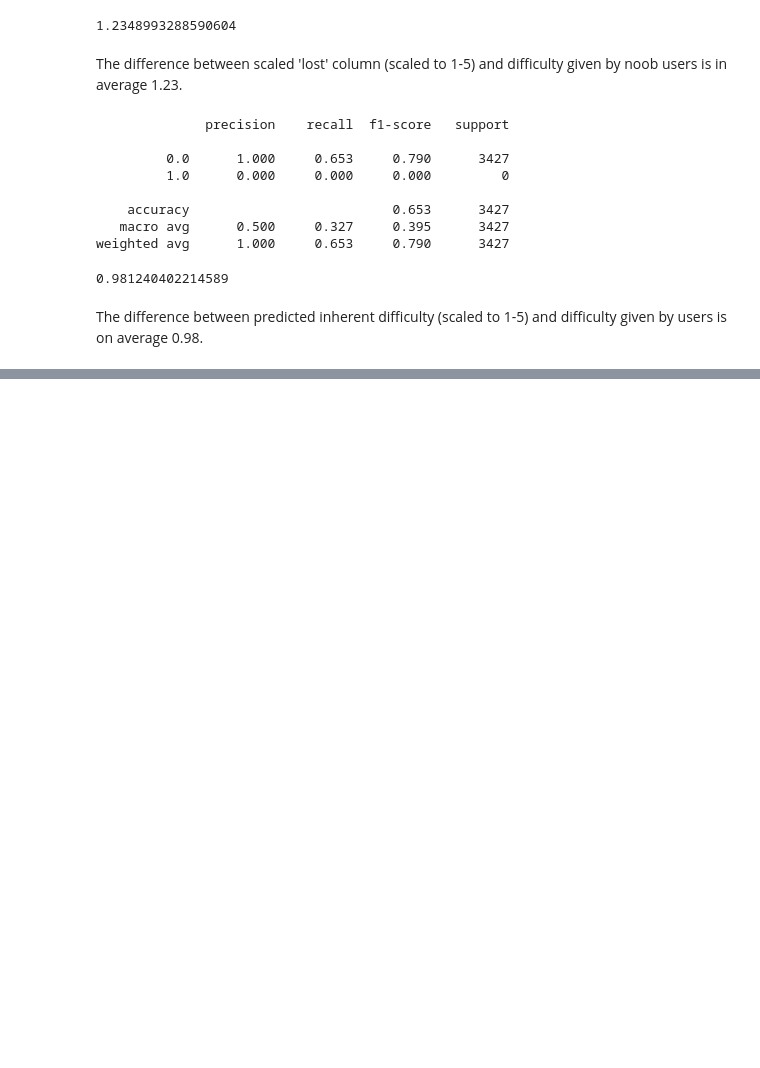
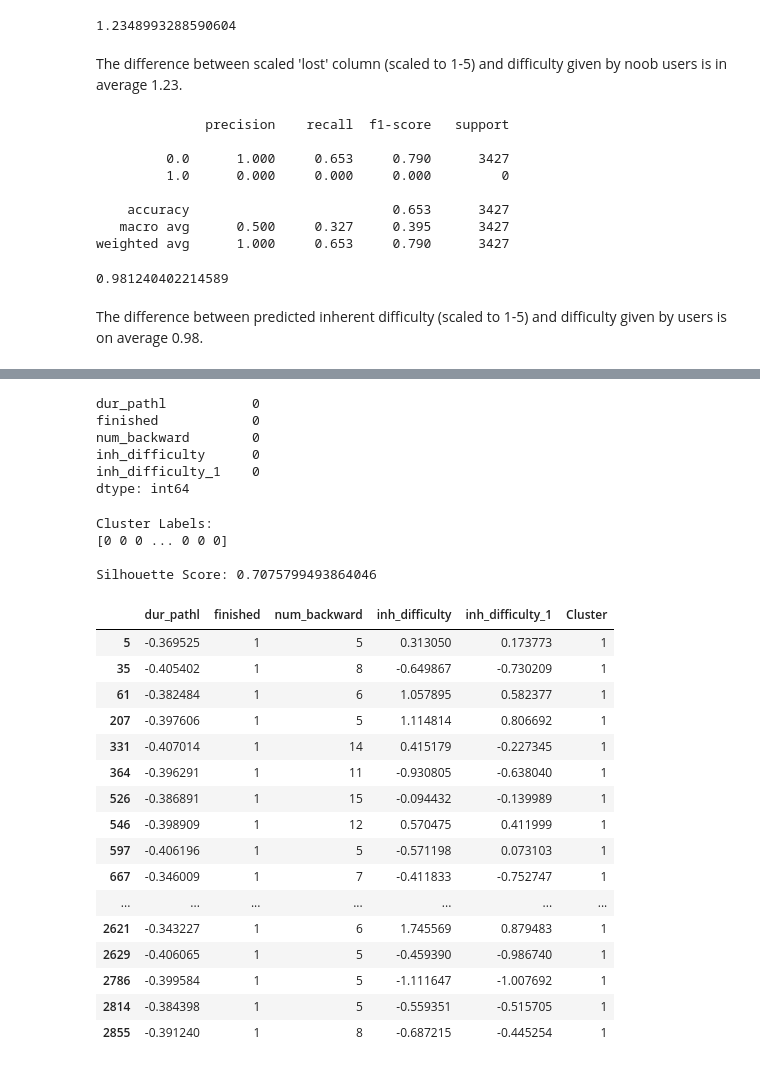
Before and after one commit to epfl-ada/ada-2024-project-outliars, a Jupyter notebook: results.ipynb, the cells around one changed output, grey strips where cells are left out. Saved outputs shown, nothing was run; the diff lists cells and outputs as text; code cells hidden in the pictures; blank space fills up the shorter version.

```diff
--- a/results.ipynb
+++ b/results.ipynb
@@ -3003,0 +3202,14 @@ The difference between predicted inherent difficulty (scaled to 1-5) and difficu
+# %%
+def calculate_inh_diff_1(row, idx, y):
+    if row['path_length'] == 1:
+        if row['path'][0] == row['target_article']:
+            return 0
+        else:
+            return 1
+    else:
+        #print(idx)
+        return y[idx]
+
+
+cluster_games['inh_difficulty_1'] = cluster_games.apply(lambda a: calculate_inh_diff_1(a, a.name, y), axis = 1)
+cluster_games.head()
@@ -3003,0 +3223,5 @@ The difference between predicted inherent difficulty (scaled to 1-5) and difficu
+# %%
+cluster_games['dur_pathl'] = cluster_games['duration'] / cluster_games['path_length']
+cluster_games_players = cluster_games.copy()['newhashIP']
+cluster_games = cluster_games[['dur_pathl', 'finished', 'num_backward', 'inh_difficulty', 'inh_difficulty_1']]
+cluster_games.head()
@@ -3003,0 +3235,7 @@ The difference between predicted inherent difficulty (scaled to 1-5) and difficu
+# %%
+cluster_games_sc = cluster_games.copy()
+cluster_games_sc['dur_pathl'] = (cluster_games_sc['dur_pathl'] - cluster_games_sc['dur_pathl'].mean())/cluster_games_sc['dur_pathl'].std()
+cluster_games_sc['inh_difficulty'] = (cluster_games_sc['inh_difficulty']-cluster_games_sc['inh_difficulty'].mean())/cluster_games_sc['inh_difficulty'].std()
+cluster_games_sc['inh_difficulty_1'] = (cluster_games_sc['inh_difficulty_1']-cluster_games_sc['inh_difficulty_1'].mean())/cluster_games_sc['inh_difficulty_1'].std()
+cluster_games_sc['finished'] = cluster_games_sc['finished'].apply(lambda a: int(a))
+cluster_games_sc.head()
@@ -3003,0 +3249,51 @@ The difference between predicted inherent difficulty (scaled to 1-5) and difficu
+# %%
+cluster_games_sc.isna().sum()
+# %% [output]
+dur_pathl           0
+finished            0
+num_backward        0
+inh_difficulty      0
+inh_difficulty_1    0
+dtype: int64
+# %%
+from sklearn.cluster import KMeans
+from sklearn.metrics import silhouette_score
+
+# Step 1: Perform clustering
+kmeans = KMeans(n_clusters=2, random_state=42)  # Specify number of clusters
+cluster_labels = kmeans.fit_predict(cluster_games_sc)
+
+# Add cluster labels to the DataFrame
+cluster_games_sc["Cluster"] = cluster_labels
+
+# Step 2: Evaluate clustering performance
+silhouette_avg = silhouette_score(cluster_games_sc.drop(columns=["Cluster"]), cluster_labels)
+
+print("Cluster Labels:")
+print(cluster_labels)
+print("\nSilhouette Score:", silhouette_avg)
+# %% [output]
+Cluster Labels:
+[0 0 0 ... 0 0 0]
+
+Silhouette Score: 0.7075799493864046
+# %%
+cluster_games_sc[cluster_games_sc['Cluster'] == 1].head(30)
+# %% [output]
+|  | dur_pathl | finished | num_backward | inh_difficulty | inh_difficulty_1 | Cluster |
+| 5 | -0.369525 | 1 | 5 | 0.313050 | 0.173773 | 1 |
+| 35 | -0.405402 | 1 | 8 | -0.649867 | -0.730209 | 1 |
+| 61 | -0.382484 | 1 | 6 | 1.057895 | 0.582377 | 1 |
+| 207 | -0.397606 | 1 | 5 | 1.114814 | 0.806692 | 1 |
+| 331 | -0.407014 | 1 | 14 | 0.415179 | -0.227345 | 1 |
+| 364 | -0.396291 | 1 | 11 | -0.930805 | -0.638040 | 1 |
+| 526 | -0.386891 | 1 | 15 | -0.094432 | -0.139989 | 1 |
+| 546 | -0.398909 | 1 | 12 | 0.570475 | 0.411999 | 1 |
+| 597 | -0.406196 | 1 | 5 | -0.571198 | 0.073103 | 1 |
+| 667 | -0.346009 | 1 | 7 | -0.411833 | -0.752747 | 1 |
+| ... | ... | ... | ... | ... | ... | ... |
+| 2621 | -0.343227 | 1 | 6 | 1.745569 | 0.879483 | 1 |
+| 2629 | -0.406065 | 1 | 5 | -0.459390 | -0.986740 | 1 |
+| 2786 | -0.399584 | 1 | 5 | -1.111647 | -1.007692 | 1 |
+| 2814 | -0.384398 | 1 | 5 | -0.559351 | -0.515705 | 1 |
+| 2855 | -0.391240 | 1 | 8 | -0.687215 | -0.445254 | 1 |
```
Also changed, not shown: parts of 32 cells of this notebook.
